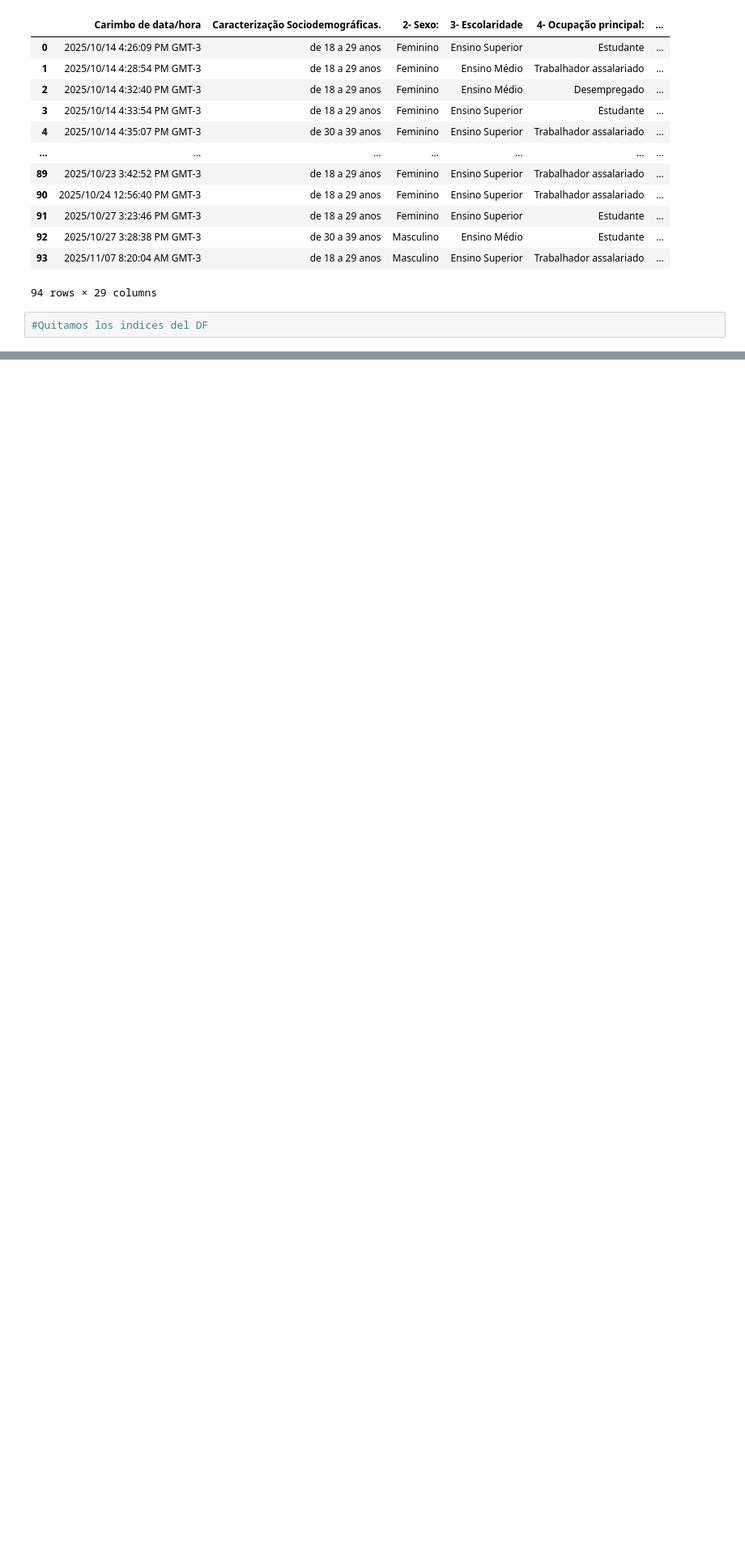
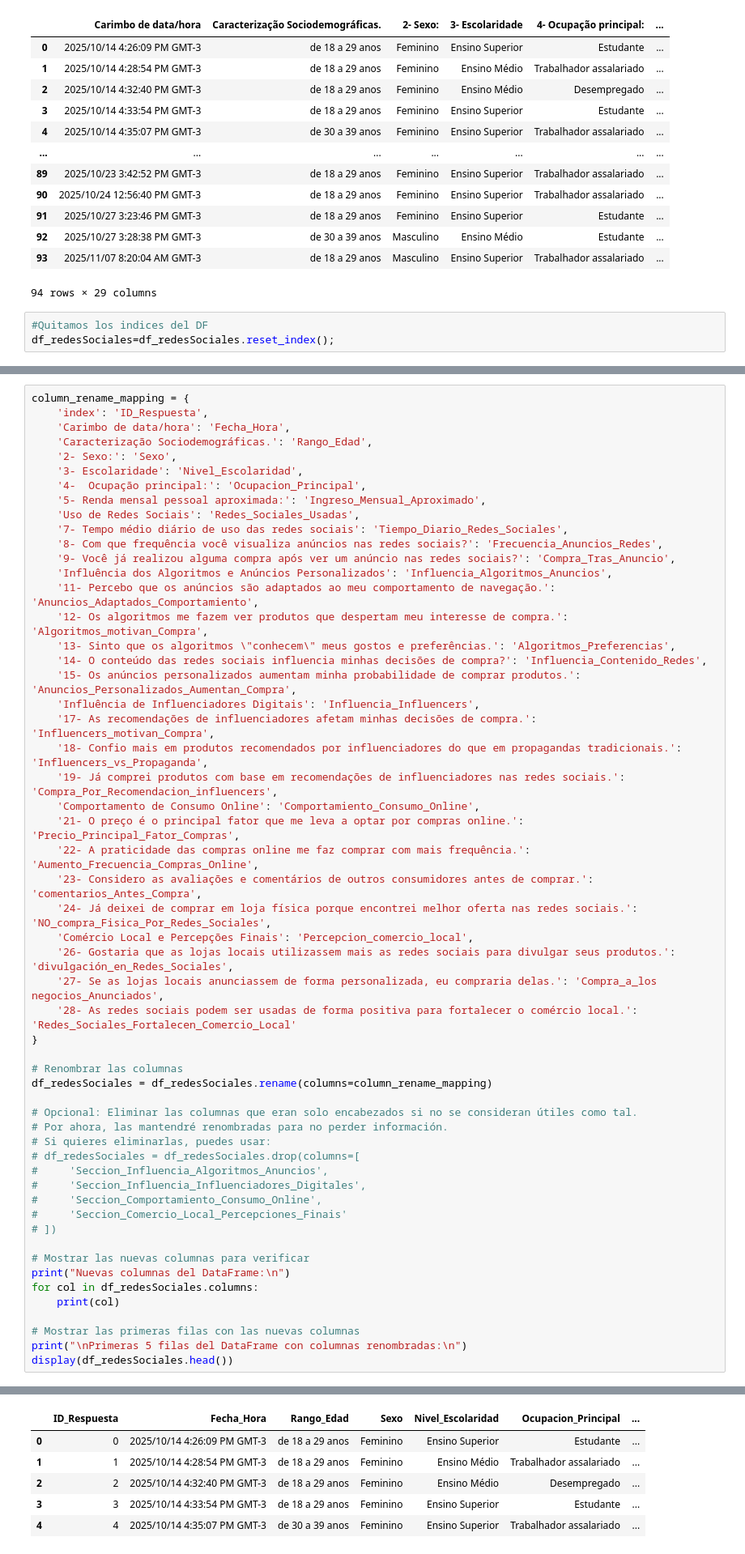
Before and after one commit to gqelito/redessociales, a Jupyter notebook: AnalisisRedesSociales.ipynb, the cells around one changed output, grey strips where cells are left out. Shown: that part at 81% size. Cells and saved outputs as stored; diff of their text form; blank space fills up the shorter version.

```diff
--- a/AnalisisRedesSociales.ipynb
+++ b/AnalisisRedesSociales.ipynb
@@ -74,3 +97,4 @@ df_redesSociales
 94 rows × 29 columns
 # %%
 #Quitamos los indices del DF
+df_redesSociales=df_redesSociales.reset_index();
@@ -76,0 +105,56 @@ df_redesSociales
+# %%
+column_rename_mapping = {
+    'index': 'ID_Respuesta',
+    'Carimbo de data/hora': 'Fecha_Hora',
+    'Caracterização Sociodemográficas.': 'Rango_Edad',
+    '2- Sexo:': 'Sexo',
+    '3- Escolaridade': 'Nivel_Escolaridad',
+    '4-  Ocupação principal:': 'Ocupacion_Principal',
+    '5- Renda mensal pessoal aproximada:': 'Ingreso_Mensual_Aproximado',
+    'Uso de Redes Sociais': 'Redes_Sociales_Usadas',
+    '7- Tempo médio diário de uso das redes sociais': 'Tiempo_Diario_Redes_Sociales',
+    '8- Com que frequência você visualiza anúncios nas redes sociais?': 'Frecuencia_Anuncios_Redes',
+    '9- Você já realizou alguma compra após ver um anúncio nas redes sociais?': 'Compra_Tras_Anuncio',
+    'Influência dos Algoritmos e Anúncios Personalizados': 'Influencia_Algoritmos_Anuncios',
+    '11- Percebo que os anúncios são adaptados ao meu comportamento de navegação.': 'Anuncios_Adaptados_Comportamiento',
+    '12- Os algoritmos me fazem ver produtos que despertam meu interesse de compra.': 'Algoritmos_motivan_Compra',
+    '13- Sinto que os algoritmos \"conhecem\" meus gostos e preferências.': 'Algoritmos_Preferencias',
+    '14- O conteúdo das redes sociais influencia minhas decisões de compra?': 'Influencia_Contenido_Redes',
+    '15- Os anúncios personalizados aumentam minha probabilidade de comprar produtos.': 'Anuncios_Personalizados_Aumentan_Compra',
+    'Influência de Influenciadores Digitais': 'Influencia_Influencers',
+    '17- As recomendações de influenciadores afetam minhas decisões de compra.': 'Influencers_motivan_Compra',
+    '18- Confio mais em produtos recomendados por influenciadores do que em propagandas tradicionais.': 'Influencers_vs_Propaganda',
+    '19- Já comprei produtos com base em recomendações de influenciadores nas redes sociais.': 'Compra_Por_Recomendacion_influencers',
+    'Comportamento de Consumo Online': 'Comportamiento_Consumo_Online',
+    '21- O preço é o principal fator que me leva a optar por compras online.': 'Precio_Principal_Fator_Compras',
+    '22- A praticidade das compras online me faz comprar com mais frequência.': 'Aumento_Frecuencia_Compras_Online',
+    '23- Considero as avaliações e comentários de outros consumidores antes de comprar.': 'comentarios_Antes_Compra',
+    '24- Já deixei de comprar em loja física porque encontrei melhor oferta nas redes sociais.': 'NO_compra_Fisica_Por_Redes_Sociales',
+    'Comércio Local e Percepções Finais': 'Percepcion_comercio_local',
+    '26- Gostaria que as lojas locais utilizassem mais as redes sociais para divulgar seus produtos.': 'divulgación_en_Redes_Sociales',
+    '27- Se as lojas locais anunciassem de forma personalizada, eu compraria delas.': 'Compra_a_los negocios_Anunciados',
+    '28- As redes sociais podem ser usadas de forma positiva para fortalecer o comércio local.': 'Redes_Sociales_Fortalecen_Comercio_Local'
+}
+
+# Renombrar las columnas
+df_redesSociales = df_redesSociales.rename(columns=column_rename_mapping)
+
+# Opcional: Eliminar las columnas que eran solo encabezados si no se consideran útiles como tal.
+# Por ahora, las mantendré renombradas para no perder información.
+# Si quieres eliminarlas, puedes usar:
+# df_redesSociales = df_redesSociales.drop(columns=[
+#     'Seccion_Influencia_Algoritmos_Anuncios',
+#     'Seccion_Influencia_Influenciadores_Digitales',
+#     'Seccion_Comportamiento_Consumo_Online',
+#     'Seccion_Comercio_Local_Percepciones_Finais'
+# ])
+
+# Mostrar las nuevas columnas para verificar
+print("Nuevas columnas del DataFrame:\n")
+for col in df_redesSociales.columns:
+    print(col)
+
+# Mostrar las primeras filas con las nuevas columnas
+print("\nPrimeras 5 filas del DataFrame con columnas renombradas:\n")
+display(df_redesSociales.head())
+# %% [output]
@@ -76,0 +178,6 @@ df_redesSociales
+|  | ID_Respuesta | Fecha_Hora | Rango_Edad | Sexo | Nivel_Escolaridad | Ocupacion_Principal | ... |
+| 0 | 0 | 2025/10/14 4:26:09 PM GMT-3 | de 18 a 29 anos | Feminino | Ensino Superior | Estudante | ... |
+| 1 | 1 | 2025/10/14 4:28:54 PM GMT-3 | de 18 a 29 anos | Feminino | Ensino Médio | Trabalhador assalariado | ... |
+| 2 | 2 | 2025/10/14 4:32:40 PM GMT-3 | de 18 a 29 anos | Feminino | Ensino Médio | Desempregado | ... |
+| 3 | 3 | 2025/10/14 4:33:54 PM GMT-3 | de 18 a 29 anos | Feminino | Ensino Superior | Estudante | ... |
+| 4 | 4 | 2025/10/14 4:35:07 PM GMT-3 | de 30 a 39 anos | Feminino | Ensino Superior | Trabalhador assalariado | ... |
```
Also changed, not shown: parts of 15 cells of this notebook.
